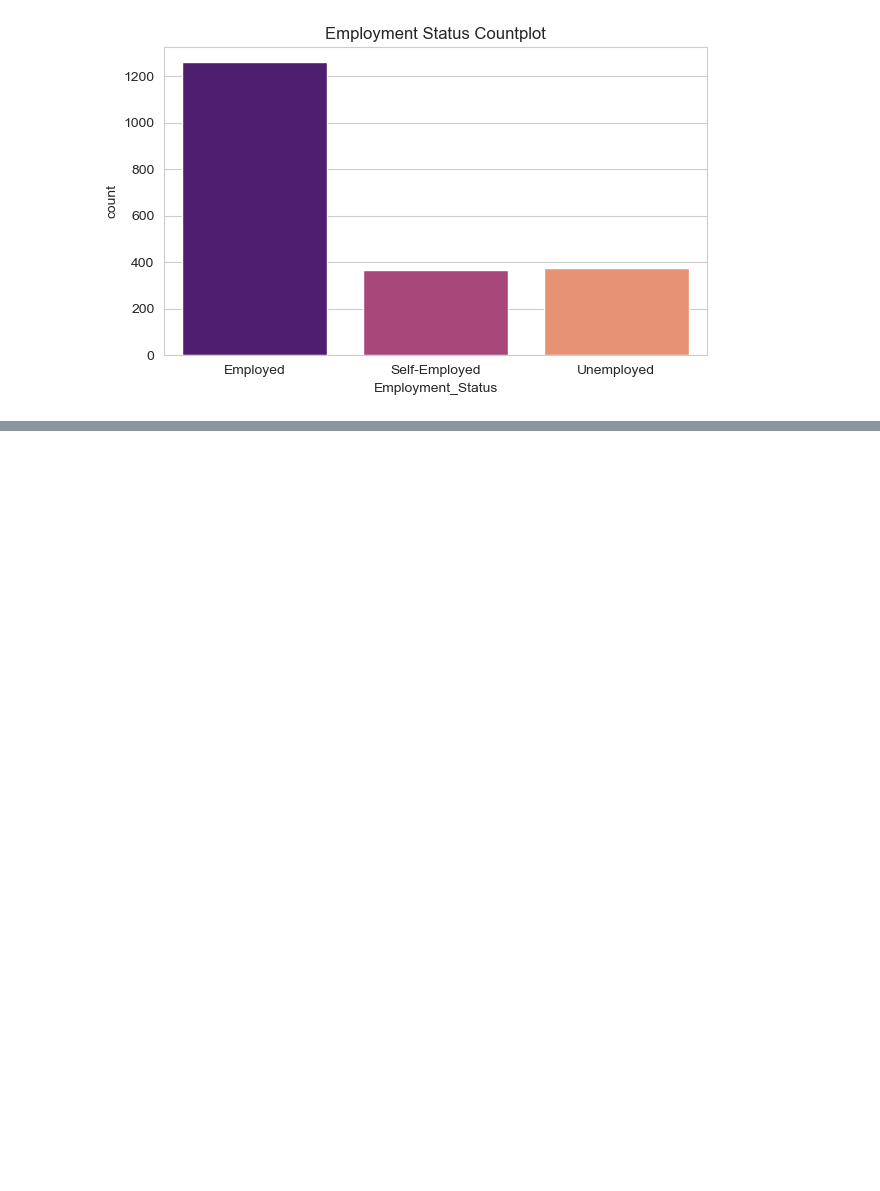
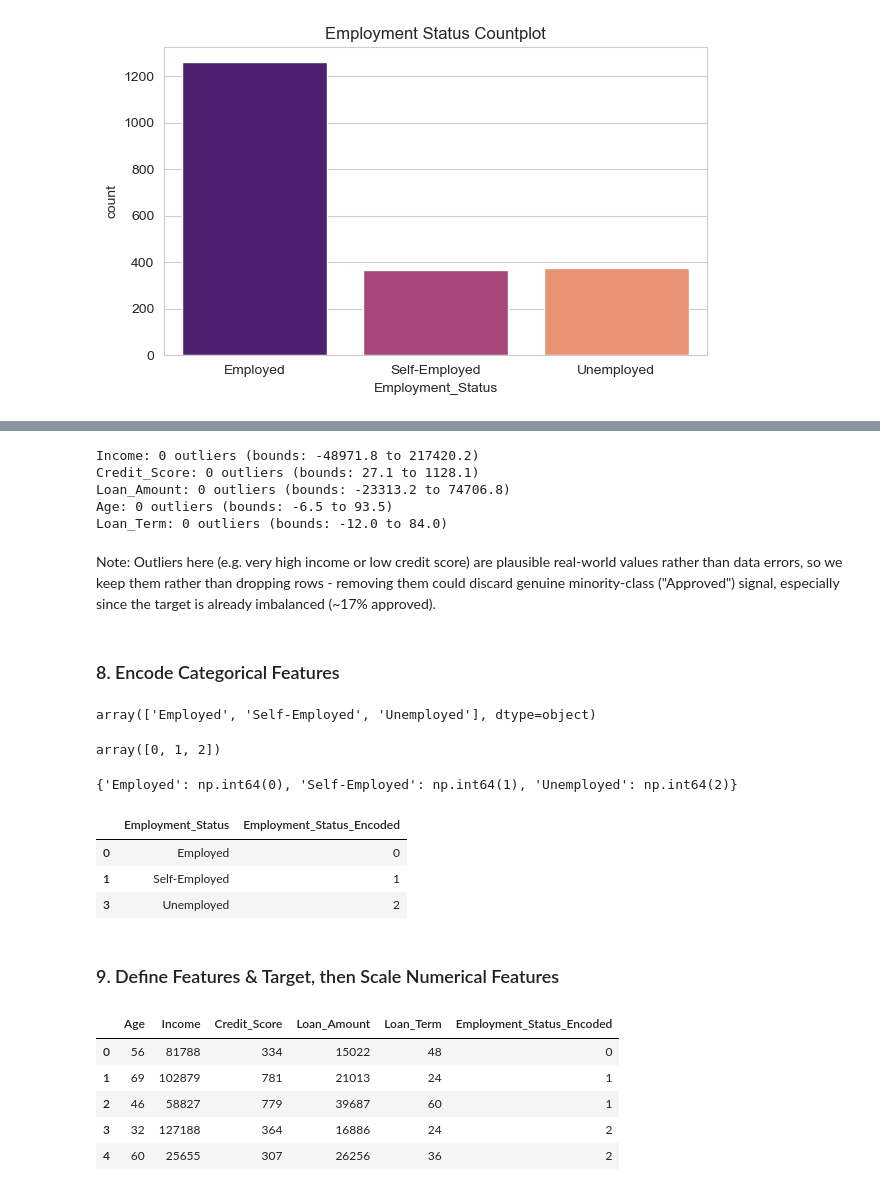
Before and after one commit to Niraj7272/DataScience, a Jupyter notebook: Practice/Machine_Learning/Loan Prediction/model.ipynb, the cells around one changed output, grey strips where cells are left out. Cells and saved outputs as stored; diff of their text form; code cells hidden in the pictures; blank space fills up the shorter version.

```diff
--- a/Practice/Machine_Learning/Loan Prediction/model.ipynb
+++ b/Practice/Machine_Learning/Loan Prediction/model.ipynb
@@ -175,0 +206,59 @@ plt.show()
+# %%
+def iqr_outlier_report(data, col):
+    Q1 = data[col].quantile(0.25)
+    Q3 = data[col].quantile(0.75)
+    IQR = Q3 - Q1
+    lower = Q1 - 1.5 * IQR
+    upper = Q3 + 1.5 * IQR
+    outliers = data[(data[col] < lower) | (data[col] > upper)]
+    print(f"{col}: {len(outliers)} outliers (bounds: {lower:.1f} to {upper:.1f})")
+    return outliers
+
+for col in outlier_cols:
+    iqr_outlier_report(df, col)
+# %% [output]
+Income: 0 outliers (bounds: -48971.8 to 217420.2)
+Credit_Score: 0 outliers (bounds: 27.1 to 1128.1)
+Loan_Amount: 0 outliers (bounds: -23313.2 to 74706.8)
+Age: 0 outliers (bounds: -6.5 to 93.5)
+Loan_Term: 0 outliers (bounds: -12.0 to 84.0)
+# %% [markdown]
+Note: Outliers here (e.g. very high income or low credit score) are plausible real-world values rather than data errors, so we keep them rather than dropping rows - removing them could discard genuine minority-class ("Approved") signal, especially since the target is already imbalanced (~17% approved).
+# %% [markdown]
+### 8. Encode Categorical Features
+# %%
+le = LabelEncoder()
+df["Employment_Status_Encoded"] = le.fit_transform(df["Employment_Status"])
+le.classes_
+# %% [output]
+array(['Employed', 'Self-Employed', 'Unemployed'], dtype=object)
+# %%
+le.transform(le.classes_)
+# %% [output]
+array([0, 1, 2])
+# %%
+print(dict(zip(le.classes_, le.transform(le.classes_))))
+# %% [output]
+{'Employed': np.int64(0), 'Self-Employed': np.int64(1), 'Unemployed': np.int64(2)}
+# %%
+df[["Employment_Status","Employment_Status_Encoded"]].drop_duplicates()
+# %% [output]
+|  | Employment_Status | Employment_Status_Encoded |
+| 0 | Employed | 0 |
+| 1 | Self-Employed | 1 |
+| 3 | Unemployed | 2 |
+# %% [markdown]
+### 9. Define Features & Target, then Scale Numerical Features
+# %%
+feature_cols = ["Age","Income","Credit_Score","Loan_Amount","Loan_Term","Employment_Status_Encoded"]
+X = df[feature_cols].copy()
+y = df["Loan_Approved"].copy()
+
+X.head()
+# %% [output]
+|  | Age | Income | Credit_Score | Loan_Amount | Loan_Term | Employment_Status_Encoded |
+| 0 | 56 | 81788 | 334 | 15022 | 48 | 0 |
+| 1 | 69 | 102879 | 781 | 21013 | 24 | 1 |
+| 2 | 46 | 58827 | 779 | 39687 | 60 | 1 |
+| 3 | 32 | 127188 | 364 | 16886 | 24 | 2 |
+| 4 | 60 | 25655 | 307 | 26256 | 36 | 2 |
```
Also changed, not shown: parts of 11 cells of this notebook.
